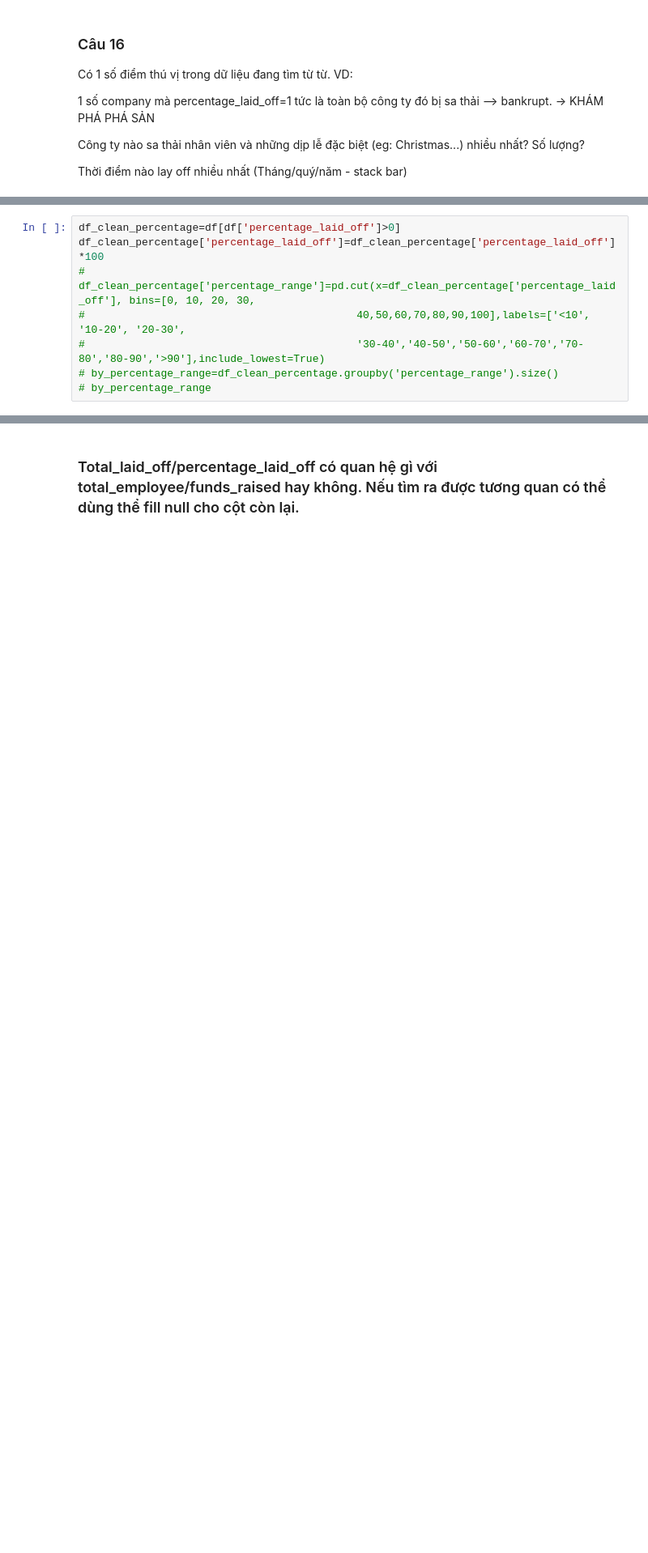
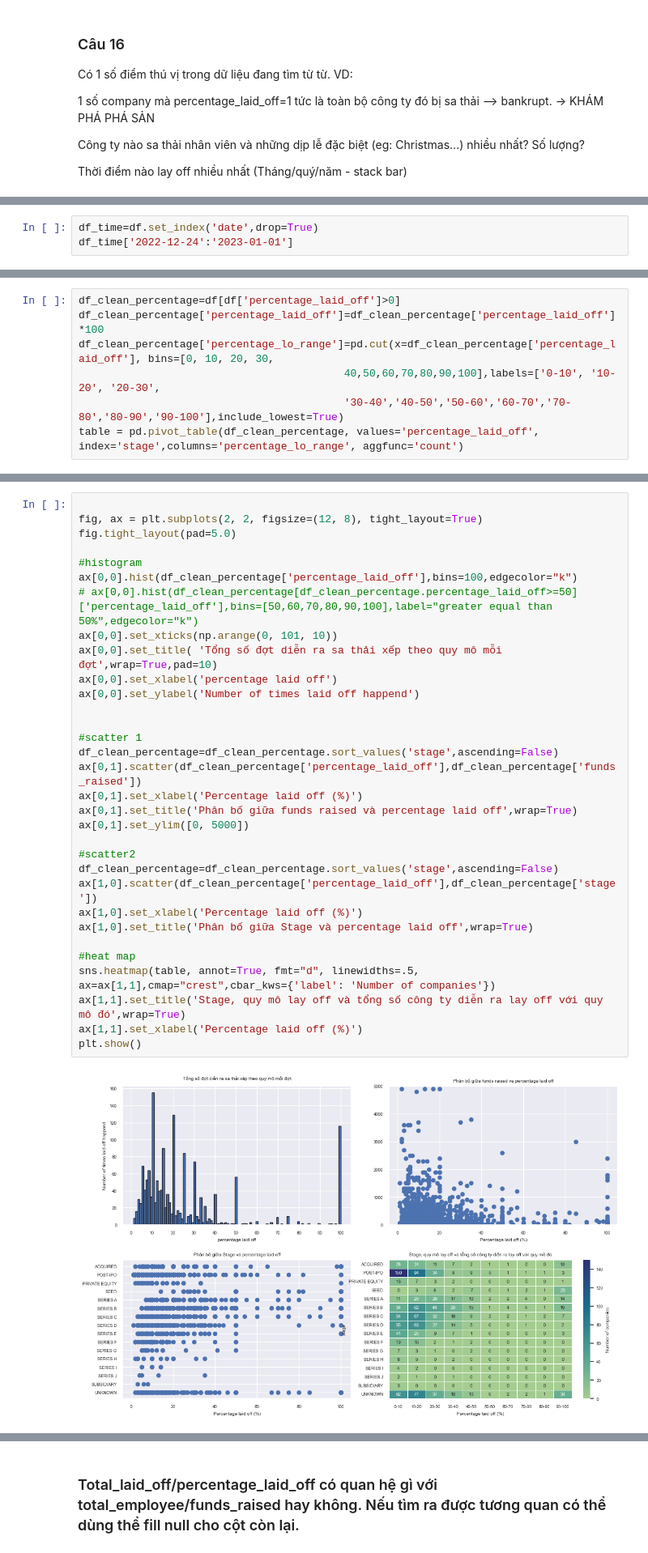
Before and after one commit to vhtnguyen/Layoffs-Visualization-Project, a Jupyter notebook: layoffs-data-visualization/main.ipynb, the cells around one changed output, grey strips where cells are left out. Shown: that part at 81% size. Drawn from its saved outputs; the diff is of its cells as text; blank space fills up the shorter version.

```diff
--- a/layoffs-data-visualization/main.ipynb
+++ b/layoffs-data-visualization/main.ipynb
@@ -453,0 +581,3 @@ Thời điểm nào lay off nhiều nhất (Tháng/quý/năm - stack bar)
+# %%
+df_time=df.set_index('date',drop=True)
+df_time['2022-12-24':'2023-01-01']
@@ -454,8 +591,7 @@ Thời điểm nào lay off nhiều nhất (Tháng/quý/năm - stack bar)
 # %%
 df_clean_percentage=df[df['percentage_laid_off']>0]
 df_clean_percentage['percentage_laid_off']=df_clean_percentage['percentage_laid_off']*100
-# df_clean_percentage['percentage_range']=pd.cut(x=df_clean_percentage['percentage_laid_off'], bins=[0, 10, 20, 30,
-#                                           40,50,60,70,80,90,100],labels=['<10', '10-20', '20-30',
-#                                           '30-40','40-50','50-60','60-70','70-80','80-90','>90'],include_lowest=True)
-# by_percentage_range=df_clean_percentage.groupby('percentage_range').size()
-# by_percentage_range
+df_clean_percentage['percentage_lo_range']=pd.cut(x=df_clean_percentage['percentage_laid_off'], bins=[0, 10, 20, 30,
+                                          40,50,60,70,80,90,100],labels=['0-10', '10-20', '20-30',
+                                          '30-40','40-50','50-60','60-70','70-80','80-90','90-100'],include_lowest=True)
+table = pd.pivot_table(df_clean_percentage, values='percentage_laid_off', index='stage',columns='percentage_lo_range', aggfunc='count')
@@ -461,0 +609,34 @@ df_clean_percentage['percentage_laid_off']=df_clean_percentage['percentage_laid_
+# %%
+
+fig, ax = plt.subplots(2, 2, figsize=(12, 8), tight_layout=True)
+fig.tight_layout(pad=5.0)
+
+#histogram
+ax[0,0].hist(df_clean_percentage['percentage_laid_off'],bins=100,edgecolor="k")
+# ax[0,0].hist(df_clean_percentage[df_clean_percentage.percentage_laid_off>=50]['percentage_laid_off'],bins=[50,60,70,80,90,100],label="greater equal than 50%",edgecolor="k")
+ax[0,0].set_xticks(np.arange(0, 101, 10))
+ax[0,0].set_title( 'Tổng số đợt diễn ra sa thải xếp theo quy mô mỗi đợt',wrap=True,pad=10)
+ax[0,0].set_xlabel('percentage laid off')
+ax[0,0].set_ylabel('Number of times laid off happend')
+
+
+#scatter 1
+df_clean_percentage=df_clean_percentage.sort_values('stage',ascending=False)
+ax[0,1].scatter(df_clean_percentage['percentage_laid_off'],df_clean_percentage['funds_raised'])
+ax[0,1].set_xlabel('Percentage laid off (%)')
+ax[0,1].set_title('Phân bố giữa funds raised và percentage laid off',wrap=True)
+ax[0,1].set_ylim([0, 5000])
+
+#scatter2
+df_clean_percentage=df_clean_percentage.sort_values('stage',ascending=False)
+ax[1,0].scatter(df_clean_percentage['percentage_laid_off'],df_clean_percentage['stage'])
+ax[1,0].set_xlabel('Percentage laid off (%)')
+ax[1,0].set_title('Phân bố giữa Stage và percentage laid off',wrap=True)
+
+#heat map
+sns.heatmap(table, annot=True, fmt="d", linewidths=.5, ax=ax[1,1],cmap="crest",cbar_kws={'label': 'Number of companies'})
+ax[1,1].set_title('Stage, quy mô lay off và tổng số công ty diễn ra lay off với quy mô đó',wrap=True)
+ax[1,1].set_xlabel('Percentage laid off (%)')
+plt.show()
+# %% [output]
+[figure, added]
```
Also changed, not shown: parts of 15 cells of this notebook.
